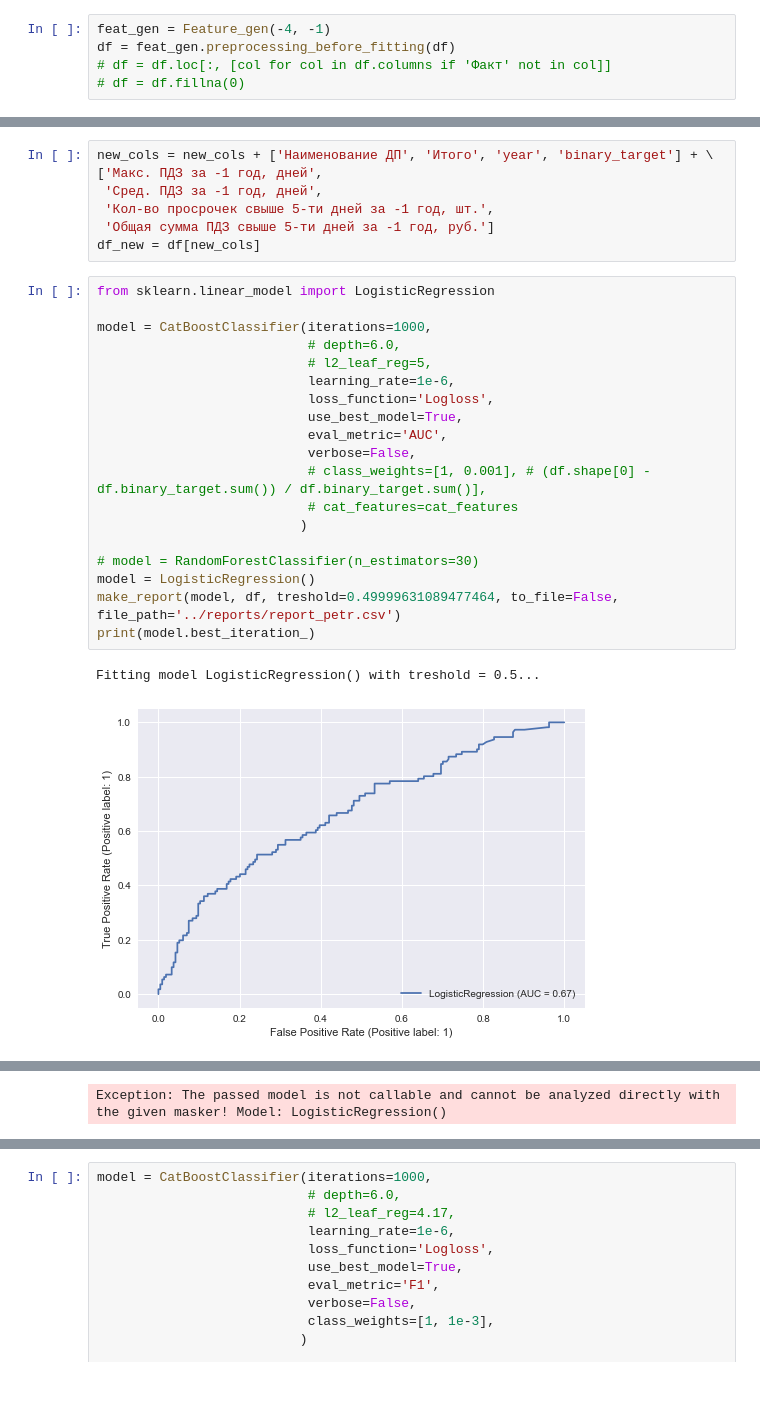
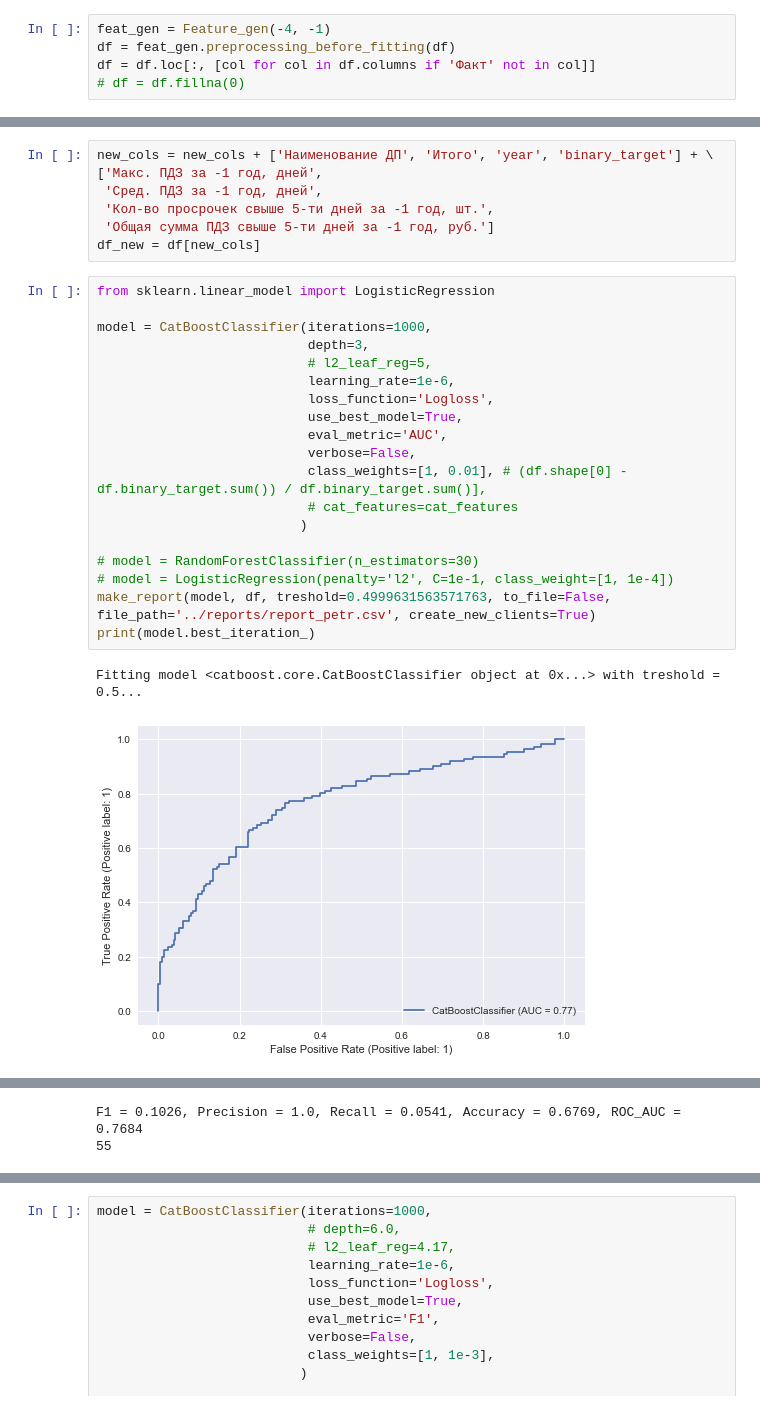
Before and after one commit to YurchenkoPO/McKinsey_Severstal_Hack_2022, a Jupyter notebook: notebooks/yurchenko.ipynb, the cells around one changed output, grey strips where cells are left out. Cells and saved outputs as stored; diff of their text form.

```diff
--- a/notebooks/yurchenko.ipynb
+++ b/notebooks/yurchenko.ipynb
@@ -27,7 +27,7 @@ df = create_df_1year_known()
 # %%
 feat_gen = Feature_gen(-4, -1)
 df = feat_gen.preprocessing_before_fitting(df)
-# df = df.loc[:, [col for col in df.columns if 'Факт' not in col]]
+df = df.loc[:, [col for col in df.columns if 'Факт' not in col]]
 # df = df.fillna(0)
 # %% [output]
 A value is trying to be set on a copy of a slice from a DataFrame
@@ -74,22 +74,22 @@ df_new = df[new_cols]
 # %%
 from sklearn.linear_model import LogisticRegression
 
 model = CatBoostClassifier(iterations=1000,
-                           # depth=6.0,
+                           depth=3,
                            # l2_leaf_reg=5,
                            learning_rate=1e-6,
                            loss_function='Logloss',
                            use_best_model=True,
                            eval_metric='AUC',
                            verbose=False,
-                           # class_weights=[1, 0.001], # (df.shape[0] - df.binary_target.sum()) / df.binary_target.sum()],
+                           class_weights=[1, 0.01], # (df.shape[0] - df.binary_target.sum()) / df.binary_target.sum()],
                            # cat_features=cat_features
                           )
 
 # model = RandomForestClassifier(n_estimators=30)
-model = LogisticRegression()
-make_report(model, df, treshold=0.49999631089477464, to_file=False, file_path='../reports/report_petr.csv')
+# model = LogisticRegression(penalty='l2', C=1e-1, class_weight=[1, 1e-4])
+make_report(model, df, treshold=0.4999631563571763, to_file=False, file_path='../reports/report_petr.csv', create_new_clients=True)
 print(model.best_iteration_)
 # %% [output]
-Fitting model LogisticRegression() with treshold = 0.5...
+Fitting model <catboost.core.CatBoostClassifier object at 0x...> with treshold = 0.5...
-[figure, old version]
+[figure, new version]
@@ -96 +97,2 @@ Fitting model LogisticRegression() with treshold = 0.5...
-Exception: The passed model is not callable and cannot be analyzed directly with the given masker! Model: LogisticRegression()
+F1 = 0.1026, Precision = 1.0, Recall = 0.0541, Accuracy = 0.6769, ROC_AUC = 0.7684
+55
```
Also changed, not shown: parts of 5 cells of this notebook, 1 other file.
